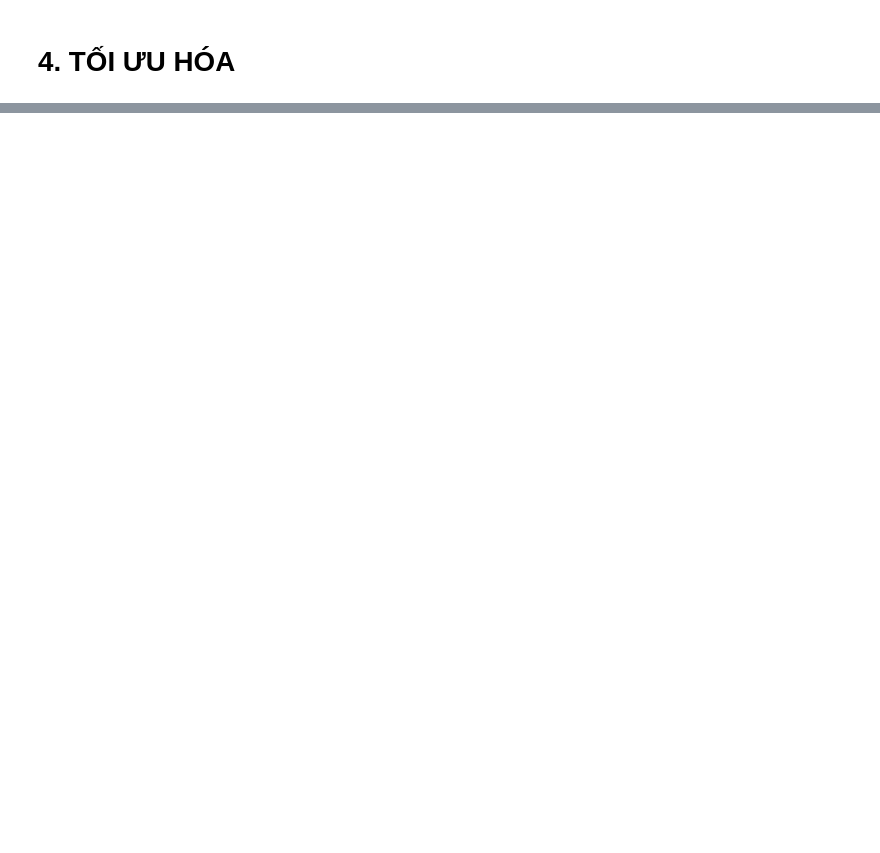
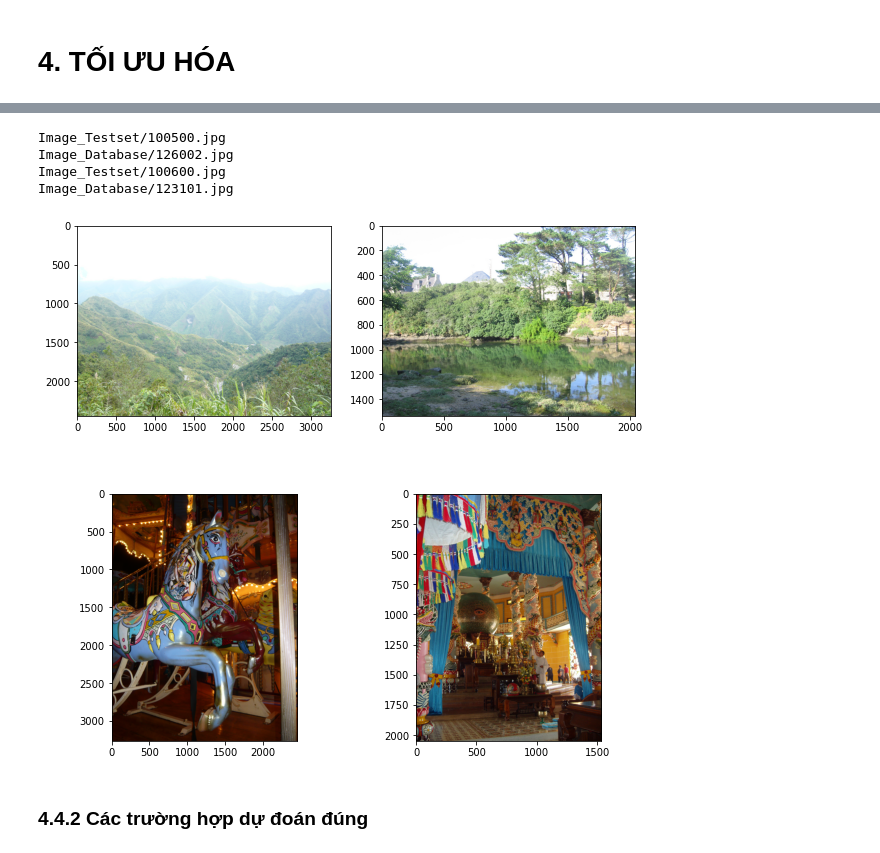
Before and after one commit to pdthuc/Applied-Parallel-Programming, a Jupyter notebook: Group04_AppliedParallelProgramming.ipynb, the cells around one changed output, grey strips where cells are left out. Saved outputs shown, nothing was run; the diff lists cells and outputs as text; code cells hidden in the pictures; blank space fills up the shorter version.

```diff
--- a/Group04_AppliedParallelProgramming.ipynb
+++ b/Group04_AppliedParallelProgramming.ipynb
@@ -1152,0 +644,24 @@ TypeError: ignored
+# %%
+db_image_path = "Image_Database/"
+ts_image_path = "Image_Testset/"
+
+plt.figure(figsize=(10,10))
+
+plt.subplot(2,2,1)
+plt.imshow(getImg(ts_image_path+"100500.jpg"))
+plt.subplot(2,2,2)
+plt.imshow(getImg(db_image_path+"126002.jpg"))
+plt.subplot(2,2,3)
+plt.imshow(getImg(ts_image_path+"100600.jpg"))
+plt.subplot(2,2,4)
+plt.imshow(getImg(db_image_path+"123101.jpg"))
+
+plt.show()
+# %% [output]
+Image_Testset/100500.jpg
+Image_Database/126002.jpg
+Image_Testset/100600.jpg
+Image_Database/123101.jpg
+[figure, added]
+# %% [markdown]
+### **4.4.2 Các trường hợp dự đoán đúng**
```
Also changed, not shown: parts of 97 cells of this notebook.
